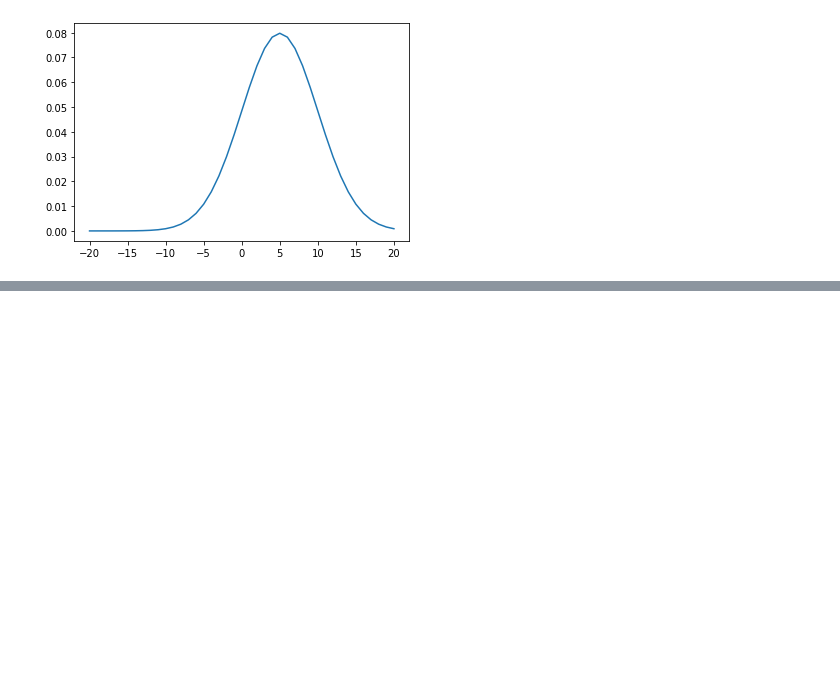
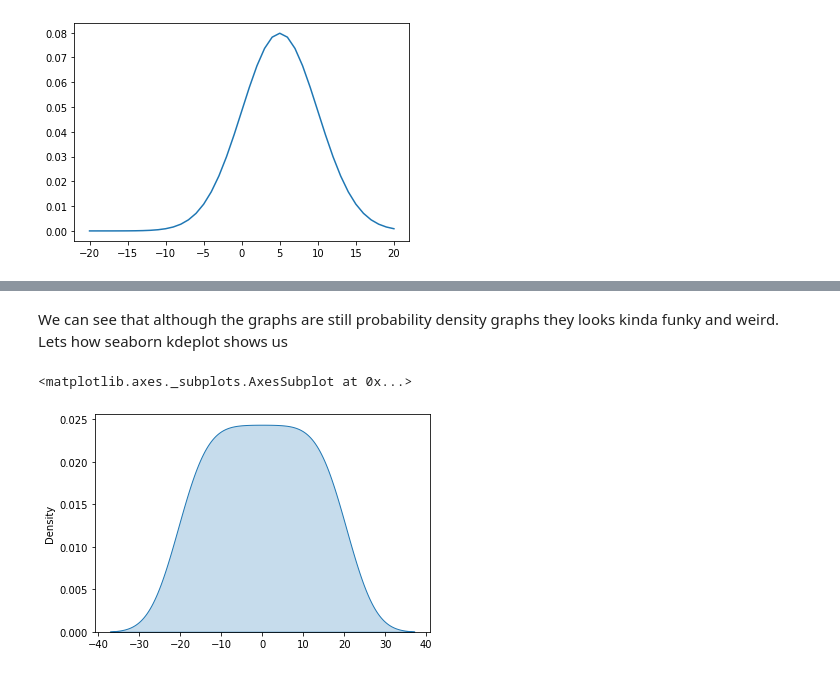
Before and after one commit to shoabahamed/khanacademy-statistics-and-probability, a Jupyter notebook: plotting_normal_distribution_graph.ipynb, the cells around one changed output, grey strips where cells are left out. Saved outputs shown, nothing was run; the diff lists cells and outputs as text; code cells hidden in the pictures; blank space fills up the shorter version.

```diff
--- a/plotting_normal_distribution_graph.ipynb
+++ b/plotting_normal_distribution_graph.ipynb
@@ -53,0 +70,7 @@ plt.show()
+# %% [markdown]
+<p>We can see that although the graphs are still probability density graphs they looks kinda funky and weird. Lets how seaborn kdeplot shows us</p>
+# %%
+sns.kdeplot(datas, shade=True)
+# %% [output]
+<matplotlib.axes._subplots.AxesSubplot at 0x...>
+[figure, added]
```
Also changed, not shown: parts of 5 cells of this notebook.
